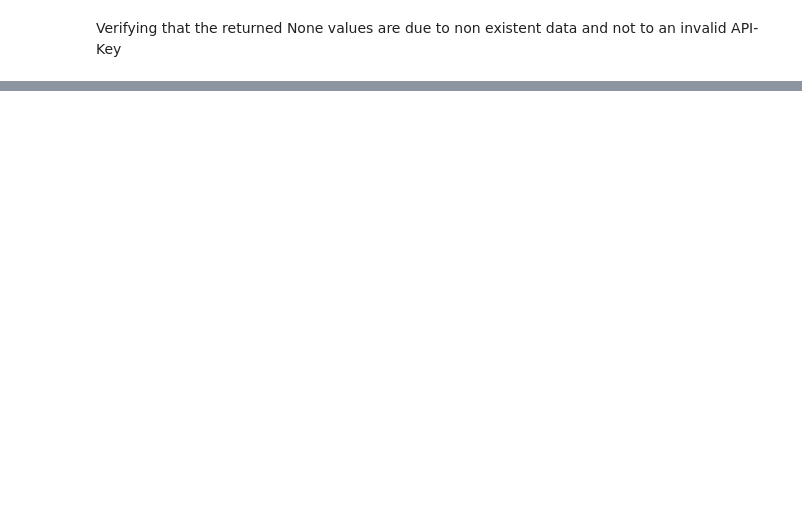
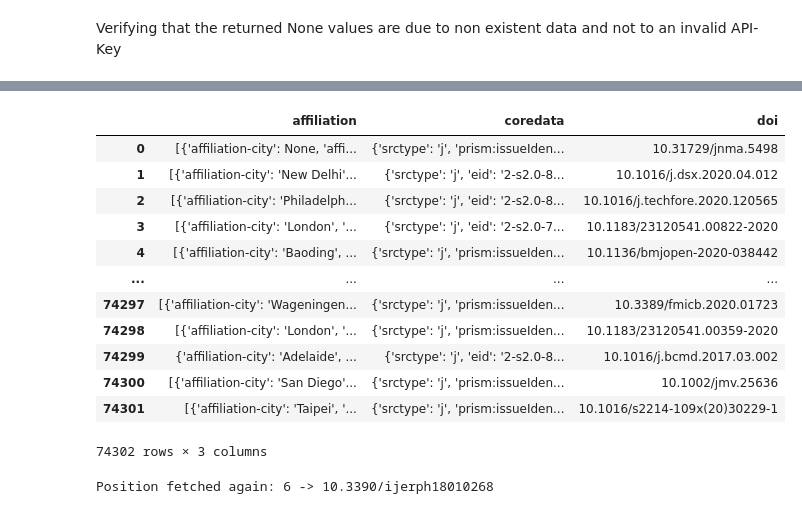
Before and after one commit to kopatri/cs5099masterthesis, a Jupyter notebook: notebooks/CORD-19-collect-scopus-data-cs5099.ipynb, the cells around one changed output, grey strips where cells are left out. Saved outputs shown, nothing was run; the diff lists cells and outputs as text; code cells hidden in the pictures; blank space fills up the shorter version.

```diff
--- a/notebooks/CORD-19-collect-scopus-data-cs5099.ipynb
+++ b/notebooks/CORD-19-collect-scopus-data-cs5099.ipynb
@@ -238,6 +241,8 @@ Both Dataframes columns are stored each to an object.
 def store_df_columns(df):
     ser_affiliation = df['affiliation']
     ser_coredata = df['coredata']
+    ser_affiliation.to_pickle('extra_info_affiliation_CS.pkl')
+    ser_coredata.to_pickle('extra_info_coredata_CS.pkl')
     return ser_affiliation, ser_coredata
 # %%
 stored_series = store_df_columns(df_combined_extra_info)
@@ -266,2 +278,5 @@ ser_coredata.to_pickle('extra_info_coredata_CS5099.pkl')
 # %% [markdown]
 Verifying that the returned None values are due to non existent data and not to an invalid API-Key
+# %%
+len_data = len(stored_series[0])
+len_data
@@ -267,0 +285,3 @@ Verifying that the returned None values are due to non existent data and not to
+# %%
+ser_doi = pd.Series(doi_counted.index[:len_data])
+ser_doi
@@ -268,16 +301,31 @@ Verifying that the returned None values are due to non existent data and not to
 # %%
 df_current_extra_info_checker = df_current_extra_info
-df_current_extra_info_checker['doi'] = doi_counted.index
-df_current_extra_info_checker.head(50)
+df_current_extra_info_checker['doi'] = ser_doi
+df_current_extra_info_checker
+# %% [output]
+|  | affiliation | coredata | doi |
+| 0 | [{'affiliation-city': None, 'affi... | {'srctype': 'j', 'prism:issueIden... | 10.31729/jnma.5498 |
+| 1 | [{'affiliation-city': 'New Delhi'... | {'srctype': 'j', 'eid': '2-s2.0-8... | 10.1016/j.dsx.2020.04.012 |
+| 2 | [{'affiliation-city': 'Philadelph... | {'srctype': 'j', 'eid': '2-s2.0-8... | 10.1016/j.techfore.2020.120565 |
+| 3 | [{'affiliation-city': 'London', '... | {'srctype': 'j', 'eid': '2-s2.0-7... | 10.1183/23120541.00822-2020 |
+| 4 | [{'affiliation-city': 'Baoding', ... | {'srctype': 'j', 'prism:issueIden... | 10.1136/bmjopen-2020-038442 |
+| ... | ... | ... | ... |
+| 74297 | [{'affiliation-city': 'Wageningen... | {'srctype': 'j', 'prism:issueIden... | 10.3389/fmicb.2020.01723 |
+| 74298 | [{'affiliation-city': 'London', '... | {'srctype': 'j', 'prism:issueIden... | 10.1183/23120541.00359-2020 |
+| 74299 | {'affiliation-city': 'Adelaide', ... | {'srctype': 'j', 'eid': '2-s2.0-8... | 10.1016/j.bcmd.2017.03.002 |
+| 74300 | [{'affiliation-city': 'San Diego'... | {'srctype': 'j', 'prism:issueIden... | 10.1002/jmv.25636 |
+| 74301 | [{'affiliation-city': 'Taipei', '... | {'srctype': 'j', 'prism:issueIden... | 10.1016/s2214-109x(20)30229-1 |
+74302 rows × 3 columns
 # %%
 len_df_current_extra_info_checker = len(df_current_extra_info_checker)
 dict_new_extra_info_checker = dict()
 i = 0
-while i < 50:
+while i < 1000: ###################################################### -> upto modified, normally len_df_current_extra_info_checker
     if df_current_extra_info_checker['affiliation'][i] == None:
         dict_new_extra_info_checker[i] = AffiliationsFromScopusByDOI(client, df_current_extra_info_checker['doi'][i])
-        #print("Position: " + str(i) + " -> " +  df_current_extra_info_checker['doi'][i])
-        print(json.dumps(dict_new_extra_info_checker[i], indent=2))
+        print("Position fetched again: " + str(i) + " -> " +  df_current_extra_info_checker['doi'][i])
     i = i + 1
+# %% [output]
+Position fetched again: 6 -> 10.3390/ijerph18010268
 # %%
 dict_new_extra_info_checker
```
Also changed, not shown: parts of 18 cells of this notebook, 4 other files.
